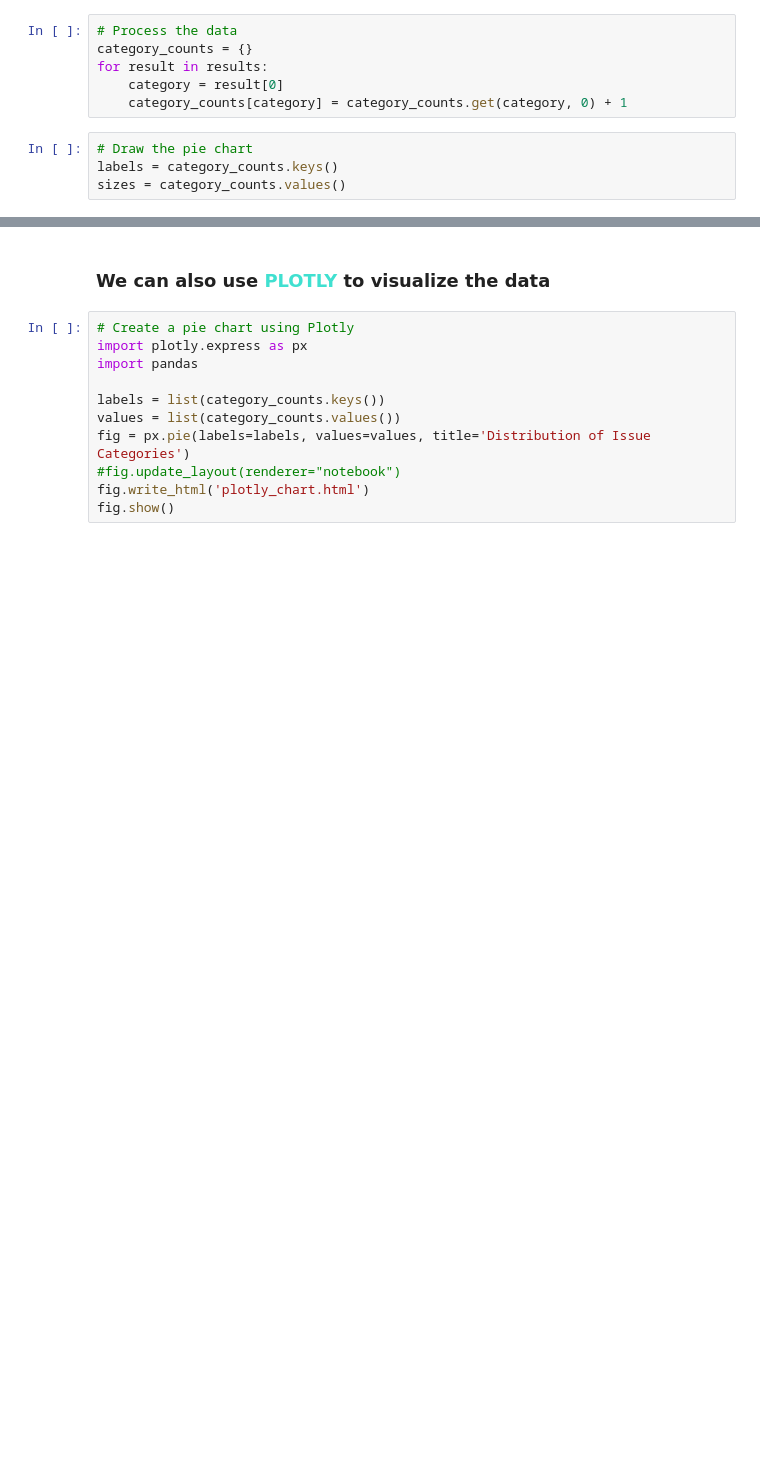
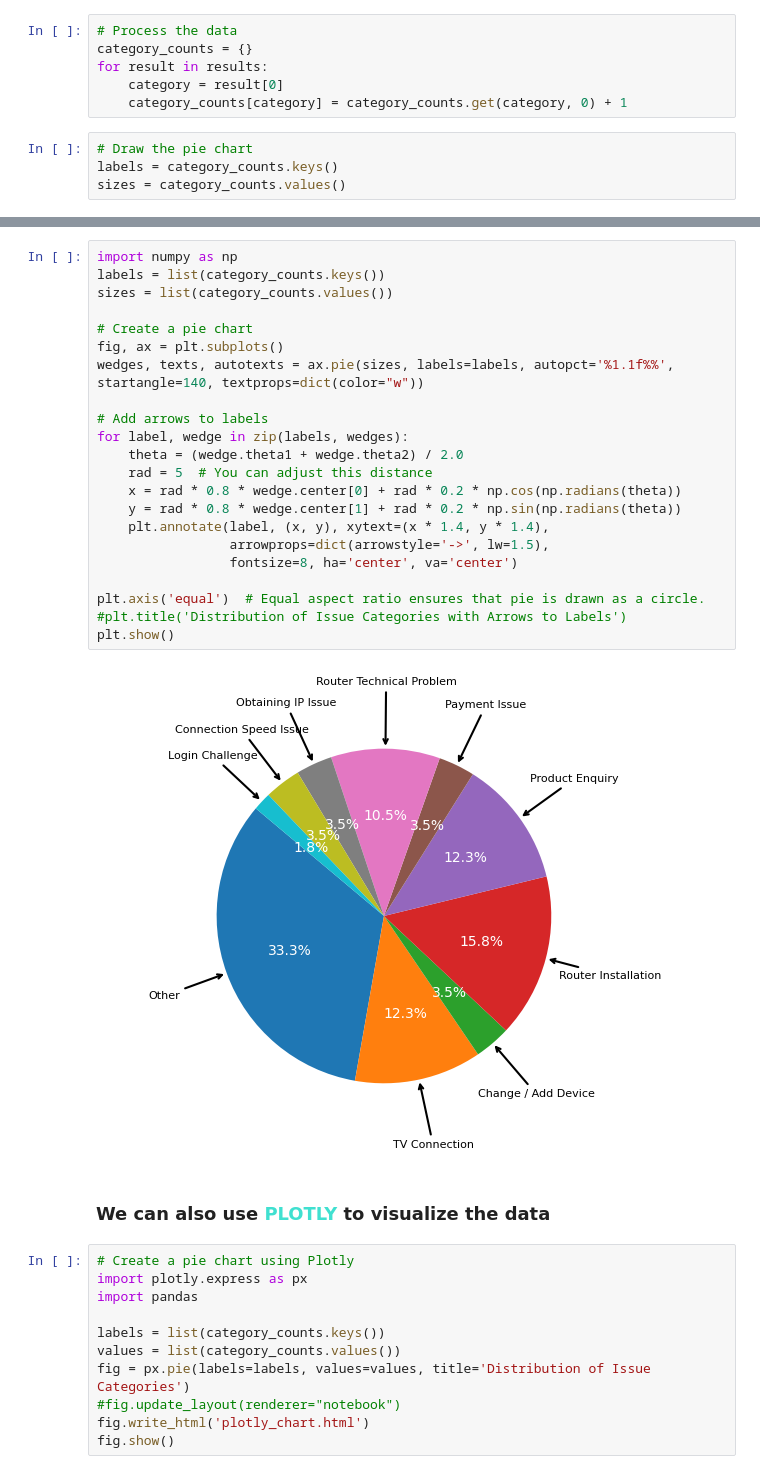
Before and after one commit to Wambugu-Muchemi/listen-write, a Jupyter notebook: EscucharUnSusurro/susurro/statusfromdb.ipynb, the cells around one changed output, grey strips where cells are left out. Drawn from its saved outputs; the diff is of its cells as text; blank space fills up the shorter version.

Commit message:
Visualizations

```diff
--- a/EscucharUnSusurro/susurro/statusfromdb.ipynb
+++ b/EscucharUnSusurro/susurro/statusfromdb.ipynb
@@ -47,3 +47,27 @@ savefig() got unexpected keyword argument "bbox_inches_restore" which is no long
+# %%
+import numpy as np
+labels = list(category_counts.keys())
+sizes = list(category_counts.values())
+
+# Create a pie chart
+fig, ax = plt.subplots()
+wedges, texts, autotexts = ax.pie(sizes, labels=labels, autopct='%1.1f%%', startangle=140, textprops=dict(color="w"))
+
+# Add arrows to labels
+for label, wedge in zip(labels, wedges):
+    theta = (wedge.theta1 + wedge.theta2) / 2.0
+    rad = 5  # You can adjust this distance
+    x = rad * 0.8 * wedge.center[0] + rad * 0.2 * np.cos(np.radians(theta))
+    y = rad * 0.8 * wedge.center[1] + rad * 0.2 * np.sin(np.radians(theta))
+    plt.annotate(label, (x, y), xytext=(x * 1.4, y * 1.4),
+                 arrowprops=dict(arrowstyle='->', lw=1.5),
+                 fontsize=8, ha='center', va='center')
+
+plt.axis('equal')  # Equal aspect ratio ensures that pie is drawn as a circle.
+#plt.title('Distribution of Issue Categories with Arrows to Labels')
+plt.show()
+# %% [output]
+[figure, added]
 # %% [markdown]
 ### We can also use <span style="color:turquoise;">PLOTLY</span> to visualize the data
 # %%
```
Also changed, not shown: parts of 5 cells of this notebook, 7 other files.
